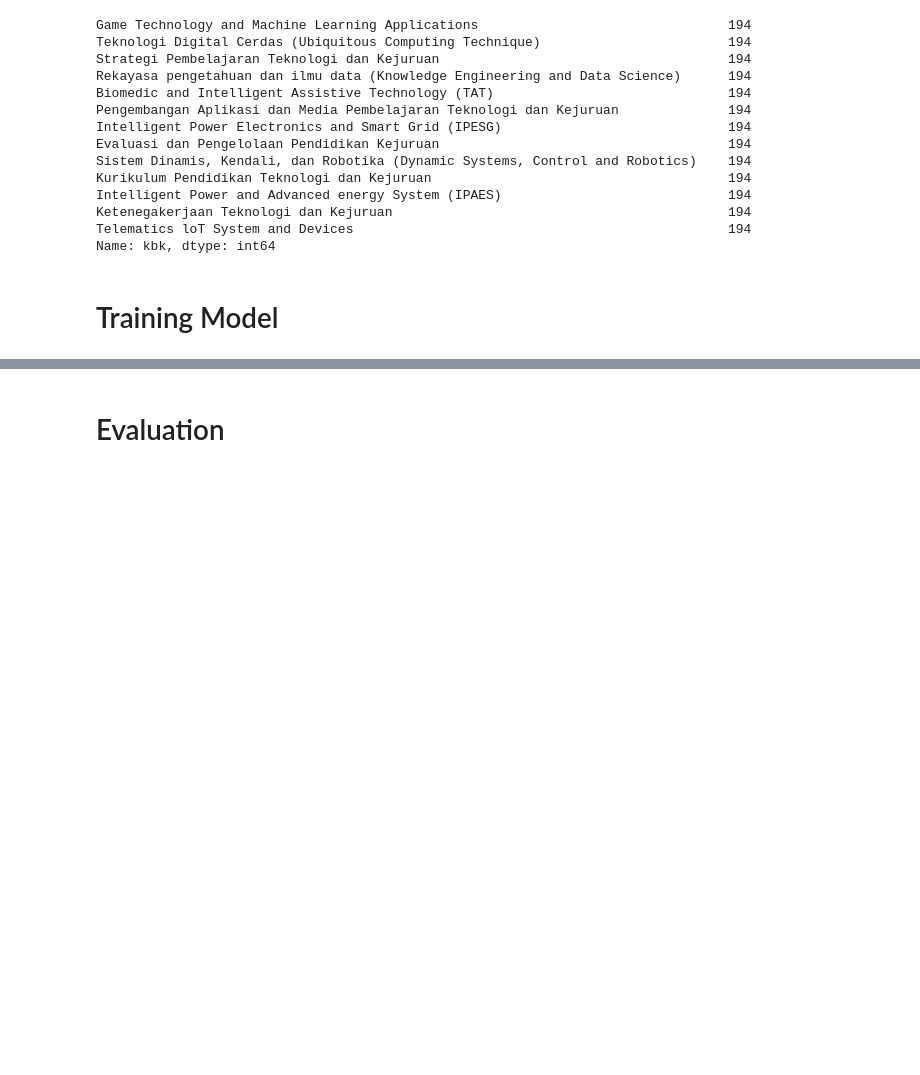
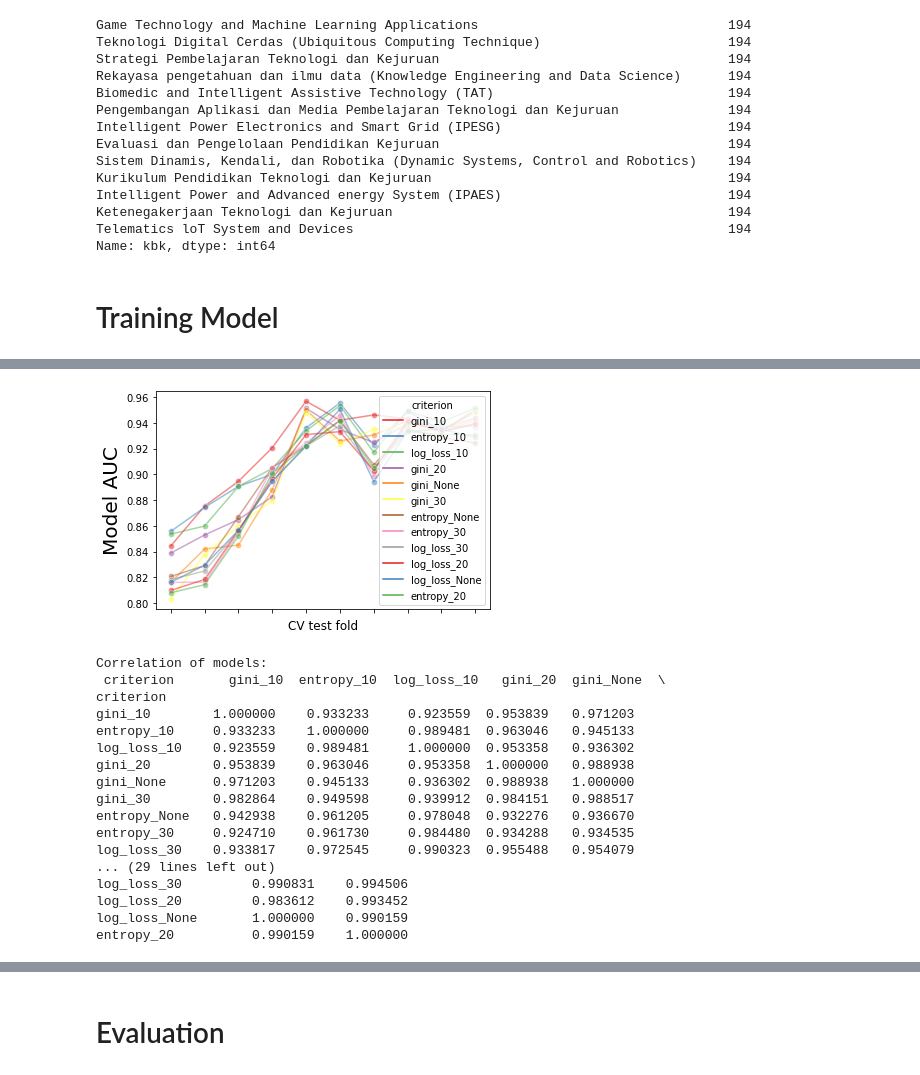
Before and after one commit to mercyano/klasifikasi-kbk, a Jupyter notebook: Decision_Tree/modelling/Klasifikasi_KBK_Abstrak.ipynb, the cells around one changed output, grey strips where cells are left out. Drawn from its saved outputs; the diff is of its cells as text; code cells hidden in the pictures; blank space fills up the shorter version.

```diff
--- a/Decision_Tree/modelling/Klasifikasi_KBK_Abstrak.ipynb
+++ b/Decision_Tree/modelling/Klasifikasi_KBK_Abstrak.ipynb
@@ -110,0 +141,4 @@ sorted(model.cv_results_.keys())
+# %%
+# Tabel hasil GridSearchCV
+results_df = pd.DataFrame(grid.cv_results_)
+results_df
@@ -110,0 +159,7 @@ sorted(model.cv_results_.keys())
+# %%
+# Peringkat Score Parameter hasil GridSearchCV
+results_df = results_df.sort_values(by=["rank_test_score"])
+results_df = results_df.set_index(
+    results_df["params"].apply(lambda x: "_".join(str(val) for val in x.values()))
+).rename_axis("criterion")
+results_df[["params", "rank_test_score", "mean_test_score", "std_test_score"]]
@@ -110,0 +181,43 @@ sorted(model.cv_results_.keys())
+# %%
+import matplotlib.pyplot as plt
+import seaborn as sns
+
+# create df of model scores ordered by performance
+model_scores = results_df.filter(regex=r"split\d*_test_score")
+
+# plot 30 examples of dependency between cv fold and AUC scores
+fig, ax = plt.subplots()
+sns.lineplot(
+    data=model_scores.transpose().iloc[:30],
+    dashes=False,
+    palette="Set1",
+    marker="o",
+    alpha=0.5,
+    ax=ax,
+)
+ax.set_xlabel("CV test fold", size=12, labelpad=10)
+ax.set_ylabel("Model AUC", size=20)
+ax.tick_params(bottom=True, labelbottom=False)
+plt.show()
+
+# print correlation of AUC scores across folds
+print(f"Correlation of models:\n {model_scores.transpose().corr()}")
+# %% [output]
+[figure, added]
+Correlation of models:
+ criterion       gini_10  entropy_10  log_loss_10   gini_20  gini_None  \
+criterion
+gini_10        1.000000    0.933233     0.923559  0.953839   0.971203
+entropy_10     0.933233    1.000000     0.989481  0.963046   0.945133
+log_loss_10    0.923559    0.989481     1.000000  0.953358   0.936302
+gini_20        0.953839    0.963046     0.953358  1.000000   0.988938
+gini_None      0.971203    0.945133     0.936302  0.988938   1.000000
+gini_30        0.982864    0.949598     0.939912  0.984151   0.988517
+entropy_None   0.942938    0.961205     0.978048  0.932276   0.936670
+entropy_30     0.924710    0.961730     0.984480  0.934288   0.934535
+log_loss_30    0.933817    0.972545     0.990323  0.955488   0.954079
+... (29 lines left out)
+log_loss_30         0.990831    0.994506
+log_loss_20         0.983612    0.993452
+log_loss_None       1.000000    0.990159
+entropy_20          0.990159    1.000000
```
Also changed, not shown: parts of 17 cells of this notebook, 12 other files.
